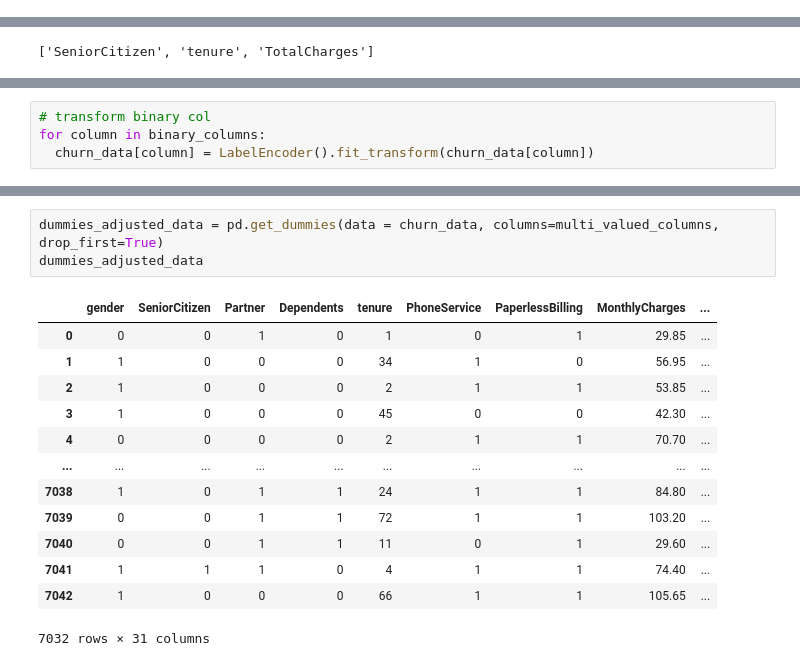
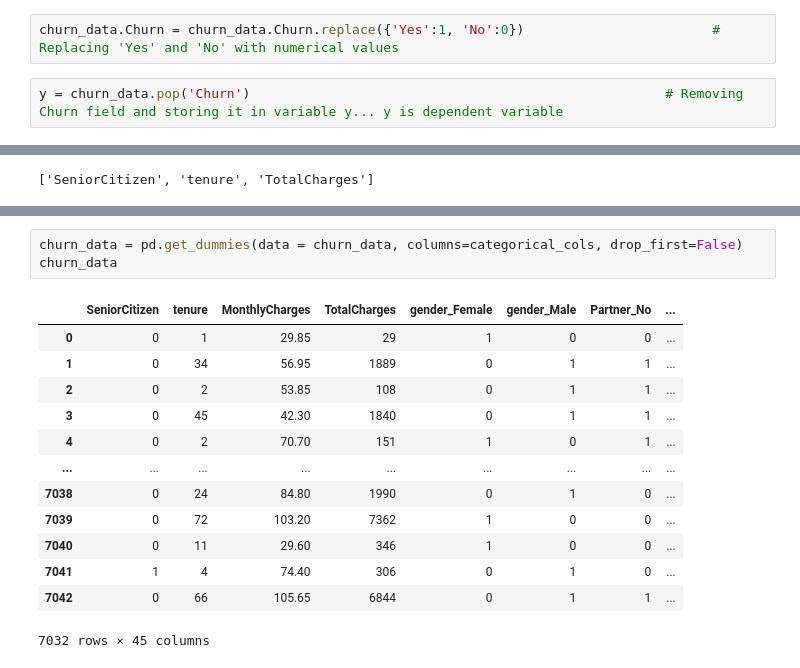
Before and after one commit to thunderdog101/Machine-Learning, a Jupyter notebook: TelecomChurn.ipynb, the cells around one changed output, grey strips where cells are left out. Cells and saved outputs as stored; diff of their text form.

```diff
--- a/TelecomChurn.ipynb
+++ b/TelecomChurn.ipynb
@@ -38,3 +46,7 @@ churn_data['TotalCharges'] = churn_data['TotalCharges'].astype(float).astype(int
+# %%
+churn_data.Churn = churn_data.Churn.replace({'Yes':1, 'No':0})                        # Replacing 'Yes' and 'No' with numerical values
+# %%
+y = churn_data.pop('Churn')                                                     # Removing Churn field and storing it in variable y... y is dependent variable
 # %%
 numerical_cols = churn_data.columns[churn_data.dtypes=='int64'].tolist()
 numerical_cols
@@ -106,4 +75,0 @@ binary_columns
-# %%
-# transform binary col
-for column in binary_columns:
-  churn_data[column] = LabelEncoder().fit_transform(churn_data[column])
@@ -119,17 +76,17 @@ churn_data.head()
 # %%
-dummies_adjusted_data = pd.get_dummies(data = churn_data, columns=multi_valued_columns, drop_first=True)
-dummies_adjusted_data
+churn_data = pd.get_dummies(data = churn_data, columns=categorical_cols, drop_first=False)
+churn_data
 # %% [output]
-|  | gender | SeniorCitizen | Partner | Dependents | tenure | PhoneService | PaperlessBilling | MonthlyCharges | ... |
-| 0 | 0 | 0 | 1 | 0 | 1 | 0 | 1 | 29.85 | ... |
-| 1 | 1 | 0 | 0 | 0 | 34 | 1 | 0 | 56.95 | ... |
-| 2 | 1 | 0 | 0 | 0 | 2 | 1 | 1 | 53.85 | ... |
-| 3 | 1 | 0 | 0 | 0 | 45 | 0 | 0 | 42.30 | ... |
-| 4 | 0 | 0 | 0 | 0 | 2 | 1 | 1 | 70.70 | ... |
-| ... | ... | ... | ... | ... | ... | ... | ... | ... | ... |
-| 7038 | 1 | 0 | 1 | 1 | 24 | 1 | 1 | 84.80 | ... |
-| 7039 | 0 | 0 | 1 | 1 | 72 | 1 | 1 | 103.20 | ... |
-| 7040 | 0 | 0 | 1 | 1 | 11 | 0 | 1 | 29.60 | ... |
-| 7041 | 1 | 1 | 1 | 0 | 4 | 1 | 1 | 74.40 | ... |
-| 7042 | 1 | 0 | 0 | 0 | 66 | 1 | 1 | 105.65 | ... |
+|  | SeniorCitizen | tenure | MonthlyCharges | TotalCharges | gender_Female | gender_Male | Partner_No | ... |
+| 0 | 0 | 1 | 29.85 | 29 | 1 | 0 | 0 | ... |
+| 1 | 0 | 34 | 56.95 | 1889 | 0 | 1 | 1 | ... |
+| 2 | 0 | 2 | 53.85 | 108 | 0 | 1 | 1 | ... |
+| 3 | 0 | 45 | 42.30 | 1840 | 0 | 1 | 1 | ... |
+| 4 | 0 | 2 | 70.70 | 151 | 1 | 0 | 1 | ... |
+| ... | ... | ... | ... | ... | ... | ... | ... | ... |
+| 7038 | 0 | 24 | 84.80 | 1990 | 0 | 1 | 0 | ... |
+| 7039 | 0 | 72 | 103.20 | 7362 | 1 | 0 | 0 | ... |
+| 7040 | 0 | 11 | 29.60 | 346 | 1 | 0 | 0 | ... |
+| 7041 | 1 | 4 | 74.40 | 306 | 0 | 1 | 0 | ... |
+| 7042 | 0 | 66 | 105.65 | 6844 | 0 | 1 | 1 | ... |
-7032 rows × 31 columns
+7032 rows × 45 columns
```
Also changed, not shown: parts of 50 cells of this notebook.
